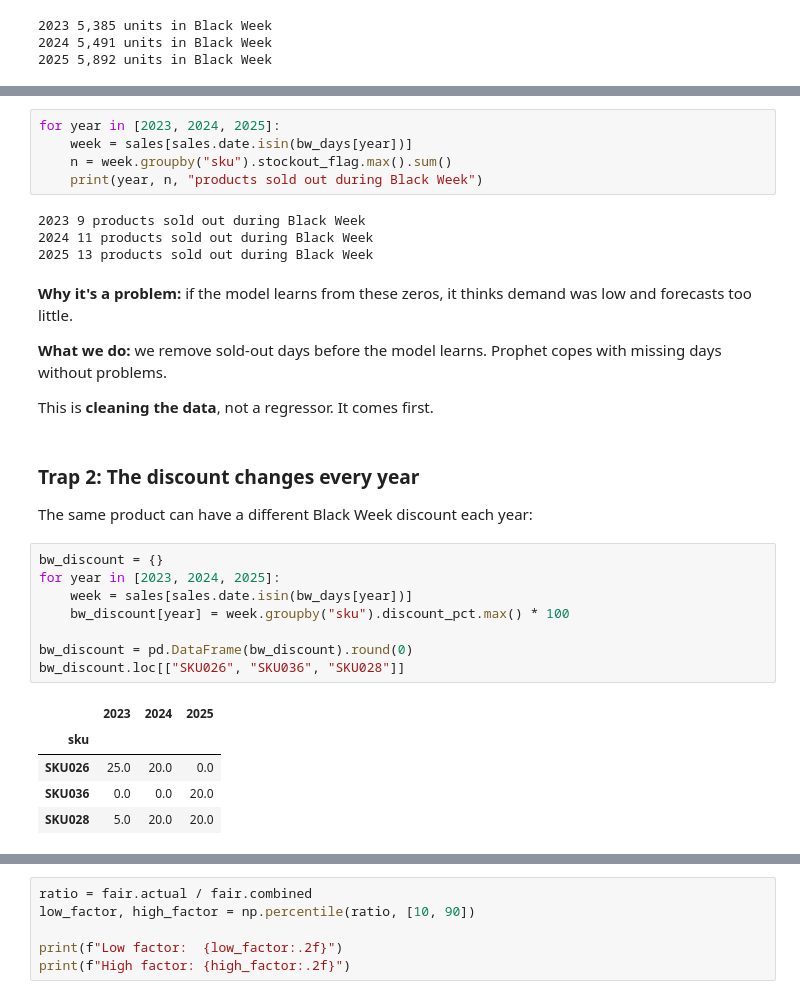
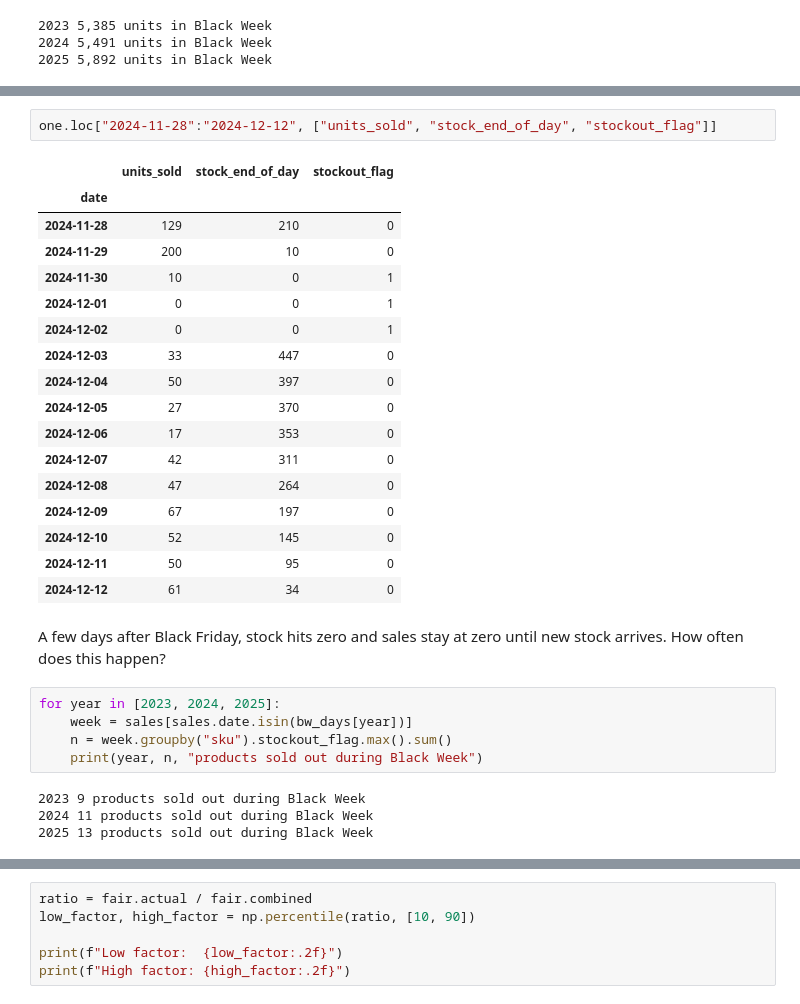
Before and after one commit to Ibarca/Predicting-Product-Demand-from-Sales-and-Marketing-Campaigns, a Jupyter notebook: notebooks/01_black_week_forecast.ipynb, the cells around one changed output, grey strips where cells are left out. Cells and saved outputs as stored; diff of their text form.

```diff
--- a/notebooks/01_black_week_forecast.ipynb
+++ b/notebooks/01_black_week_forecast.ipynb
@@ -159,3 +236,25 @@ plt.show()
+# %%
+one.loc["2024-11-28":"2024-12-12", ["units_sold", "stock_end_of_day", "stockout_flag"]]
+# %% [output]
+|  | units_sold | stock_end_of_day | stockout_flag |
+| date |  |  |  |
+| 2024-11-28 | 129 | 210 | 0 |
+| 2024-11-29 | 200 | 10 | 0 |
+| 2024-11-30 | 10 | 0 | 1 |
+| 2024-12-01 | 0 | 0 | 1 |
+| 2024-12-02 | 0 | 0 | 1 |
+| 2024-12-03 | 33 | 447 | 0 |
+| 2024-12-04 | 50 | 397 | 0 |
+| 2024-12-05 | 27 | 370 | 0 |
+| 2024-12-06 | 17 | 353 | 0 |
+| 2024-12-07 | 42 | 311 | 0 |
+| 2024-12-08 | 47 | 264 | 0 |
+| 2024-12-09 | 67 | 197 | 0 |
+| 2024-12-10 | 52 | 145 | 0 |
+| 2024-12-11 | 50 | 95 | 0 |
+| 2024-12-12 | 61 | 34 | 0 |
+# %% [markdown]
+A few days after Black Friday, stock hits zero and sales stay at zero until new stock arrives. How often does this happen?
 # %%
 for year in [2023, 2024, 2025]:
     week = sales[sales.date.isin(bw_days[year])]
@@ -165,27 +264,3 @@ for year in [2023, 2024, 2025]:
 2023 9 products sold out during Black Week
 2024 11 products sold out during Black Week
 2025 13 products sold out during Black Week
-# %% [markdown]
-**Why it's a problem:** if the model learns from these zeros, it thinks demand was low and forecasts too little.
-
-**What we do:** we remove sold-out days before the model learns. Prophet copes with missing days without problems.
-
-This is **cleaning the data**, not a regressor. It comes first.
-# %% [markdown]
-### Trap 2: The discount changes every year
-
-The same product can have a different Black Week discount each year:
-# %%
-bw_discount = {}
-for year in [2023, 2024, 2025]:
-    week = sales[sales.date.isin(bw_days[year])]
-    bw_discount[year] = week.groupby("sku").discount_pct.max() * 100
-
-bw_discount = pd.DataFrame(bw_discount).round(0)
-bw_discount.loc[["SKU026", "SKU036", "SKU028"]]
-# %% [output]
-|  | 2023 | 2024 | 2025 |
-| sku |  |  |  |
-| SKU026 | 25.0 | 20.0 | 0.0 |
-| SKU036 | 0.0 | 0.0 | 20.0 |
-| SKU028 | 5.0 | 20.0 | 20.0 |
```
Also changed, not shown: parts of 106 cells of this notebook.
